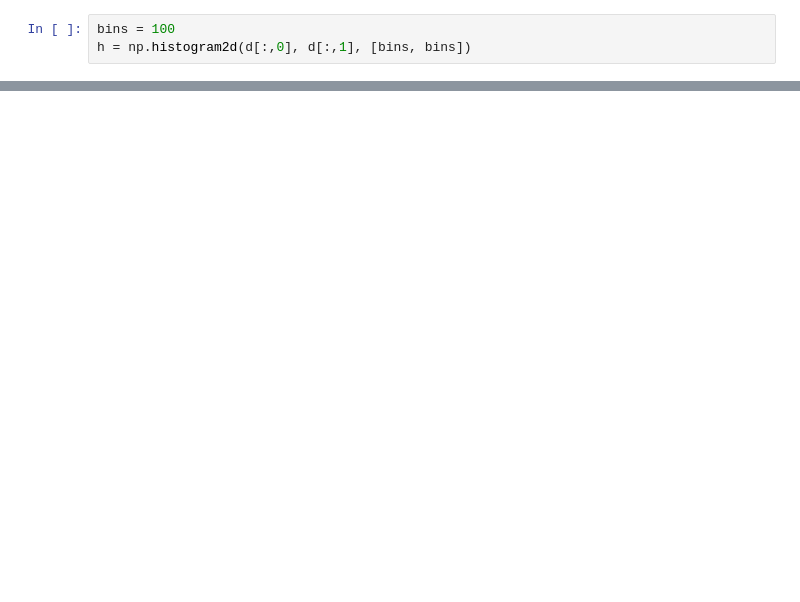
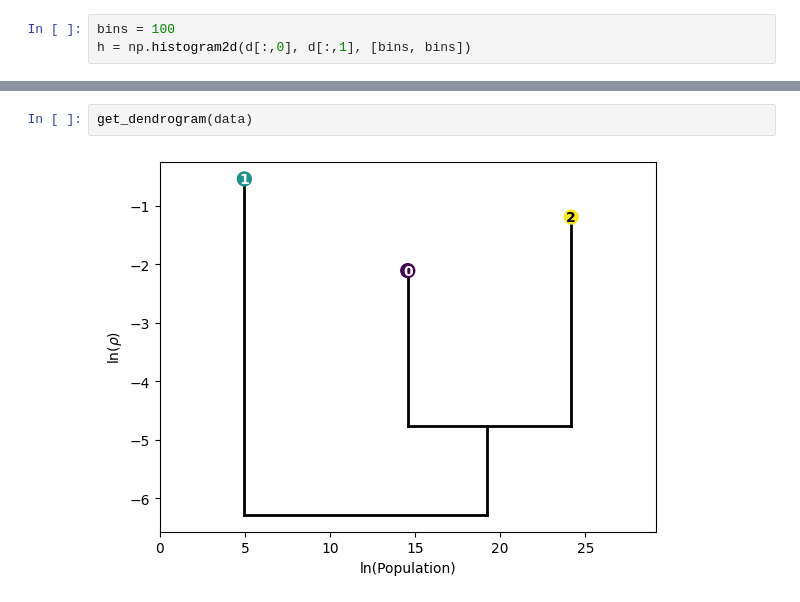
Before and after one commit to lykos98/dadaC, a Jupyter notebook: demo.ipynb, the cells around one changed output, grey strips where cells are left out. Saved outputs shown, nothing was run; the diff lists cells and outputs as text; blank space fills up the shorter version.

Commit message:
added dendrogram, to test

```diff
--- a/demo.ipynb
+++ b/demo.ipynb
@@ -70,0 +55,4 @@ plt.imshow(h[0])
+# %%
+get_dendrogram(data)
+# %% [output]
+[figure, added]
```
Also changed, not shown: parts of 5 cells of this notebook, 3 other files.
